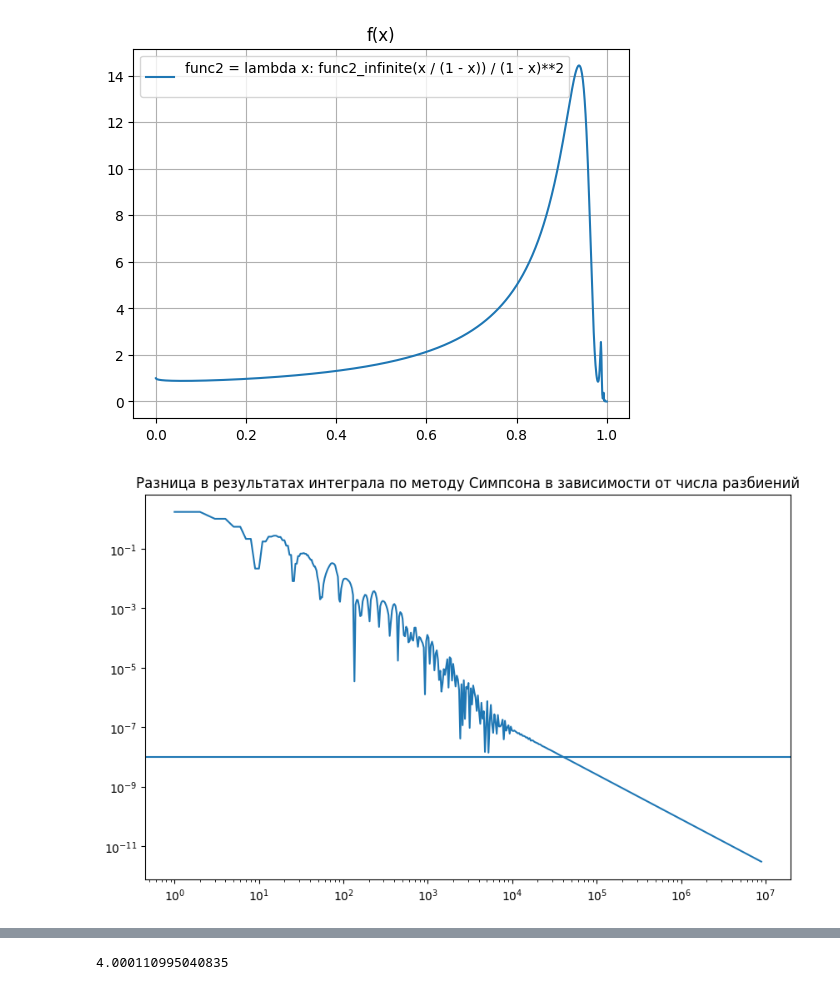
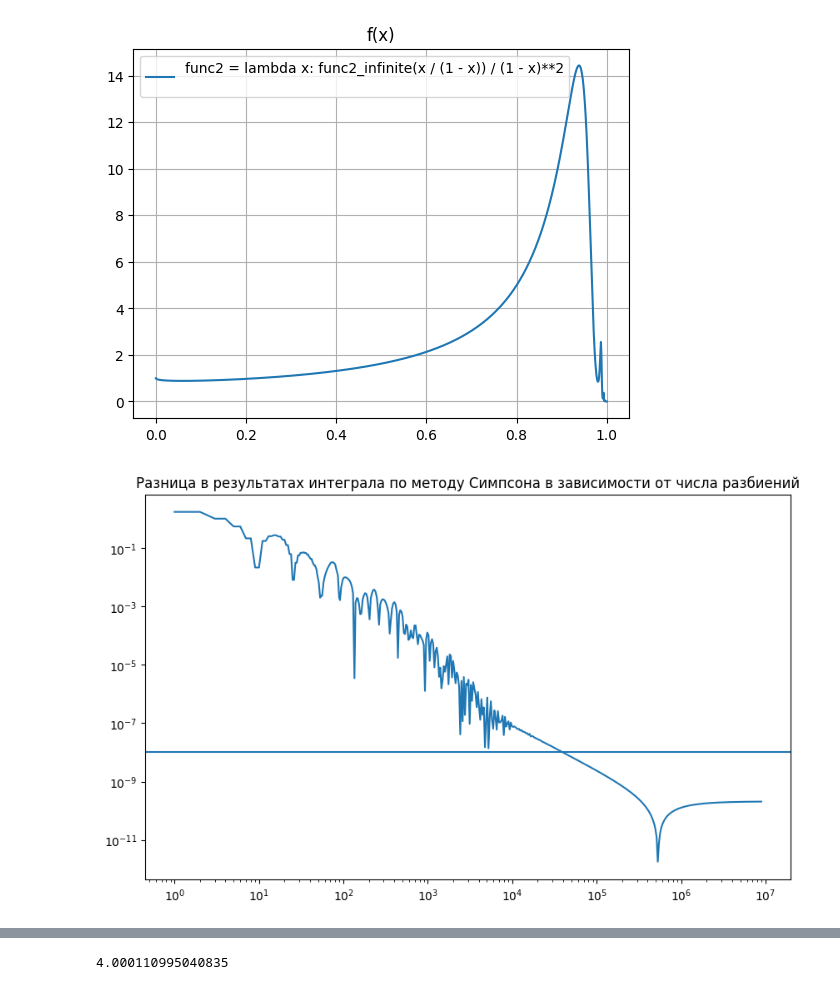
Before and after one commit to RogueTMs/MVM, a Jupyter notebook: Task4MVM.ipynb, the cells around one changed output, grey strips where cells are left out. Cells and saved outputs as stored; diff of their text form; code cells hidden in the pictures.

```diff
--- a/Task4MVM.ipynb
+++ b/Task4MVM.ipynb
@@ -15,11 +15,8 @@ def simpson_integral(n: np.int64, func, interval: Tuple[np.float64, np.float64])
     a, b = interval
     h = (b - a) / N
 
-    x = np.linspace(a, b, N+1)
-    y = []
-    for i in range(N+1):
-        y.append(func(x[i]))
-
+    x = np.linspace(a, b, N + 1)
+    y = func(x)
     integral = y[0] + 4 * np.sum(y[1:N:2]) + 2 * np.sum(y[2:N-1:2]) + y[-1]
     return h / 3 * integral
 # %%
@@ -69,13 +68,16 @@ def plot_func(func, func_interval):
 # %%
 def method_error_plot(method, func, func_interval, method_result, accuracy=1e-8, num=50, max_n=10):
     n_values = np.int64(np.exp(np.linspace(0, max_n, num=num)))
-    method_result = integrate.quad(func, func_interval[0], func_interval[1])[0]
+
     results = []
+    differences = []
     for n in n_values:
         value = method(n, func, func_interval)
         results.append(value)
+        differences.append(abs(value - method_result))
 
-    differences = np.abs(method_result - results)
+    # differences = np.abs(method_result - results[-1])
+    differences = np.array(differences)
 
     plt.figure(figsize=(10, 6))
     plt.plot(n_values, differences)
@@ -115,9 +117,9 @@ simpson_result = simpson_integral(np.int64(4e8), func2, func2_interval)
 # %%
 simpson_approximation_order = get_approx_order(func2, simpson_integral, func2_interval, 100000, 2)
 # %%
-min_n_simpson = method_error_plot(simpson_integral, func2, func2_interval, simpson_result, num=500, max_n=16)
+min_n_simpson = method_error_plot(simpson_integral, func2, func2_interval, integrate.quad(func2, func2_interval[0], func2_interval[1])[0], num=500, max_n=16)
 # %% [output]
-[figure, old version]
+[figure, new version]
 # %%
 print(f"Simpson's result = {simpson_result}")
 print(f"Minimal n for simpson to get an accuracy = {min_n_simpson}")
```
Also changed, not shown: parts of 9 cells of this notebook, 2 other files.
